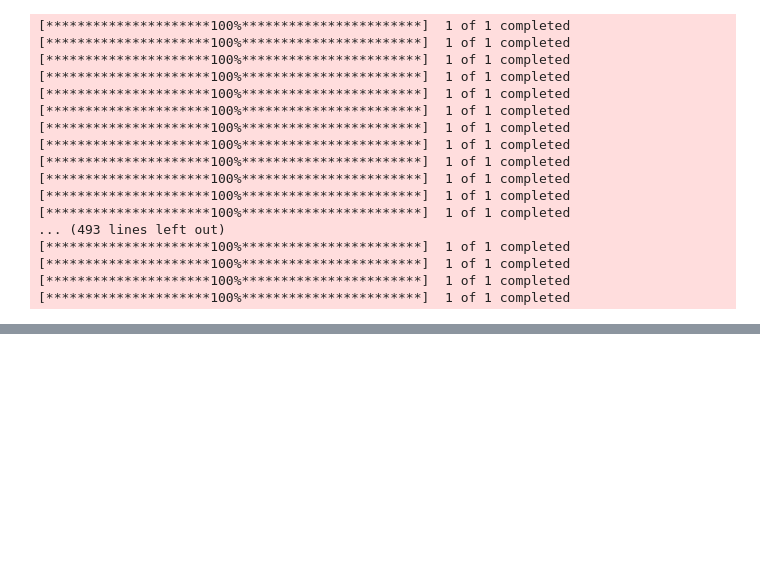
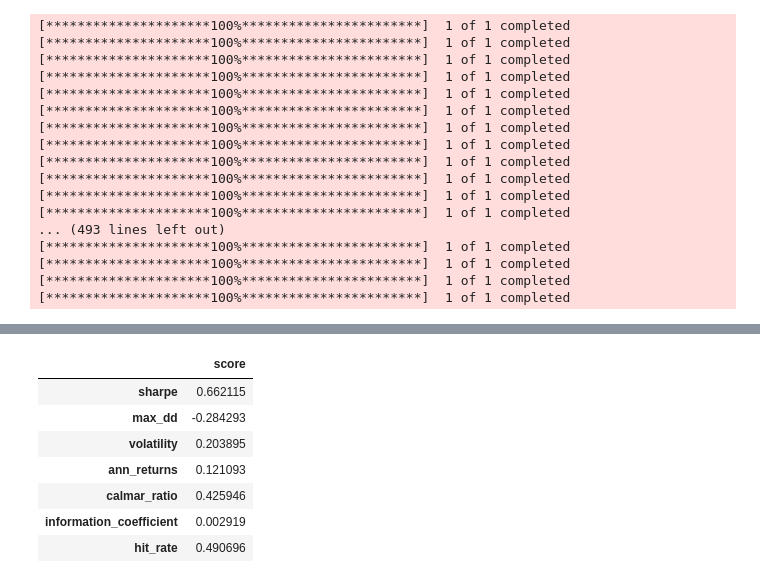
Before and after one commit to Treneti/simple_trading_sys, a Jupyter notebook: test.ipynb, the cells around one changed output, grey strips where cells are left out. Cells and saved outputs as stored; diff of their text form; code cells hidden in the pictures; blank space fills up the shorter version.

```diff
--- a/test.ipynb
+++ b/test.ipynb
@@ -79,2 +138,13 @@ cleaned_data.reset_index().to_parquet(f'{config.outdir}/combined_cleaned_data.pa
+# %%
+pd.DataFrame.from_dict(scores, orient='index',columns=['score'])
+# %% [output]
+|  | score |
+| sharpe | 0.662115 |
+| max_dd | -0.284293 |
+| volatility | 0.203895 |
+| ann_returns | 0.121093 |
+| calmar_ratio | 0.425946 |
+| information_coefficient | 0.002919 |
+| hit_rate | 0.490696 |
 # %%
 # %% [output]
```
Also changed, not shown: parts of 15 cells of this notebook, 1 other file.
